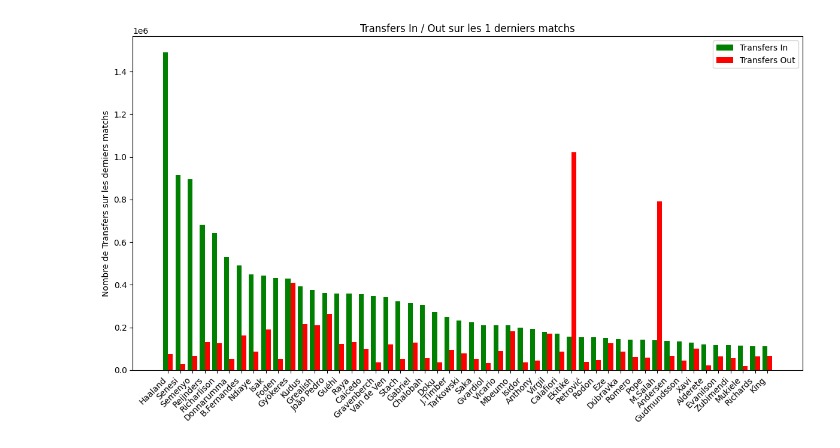
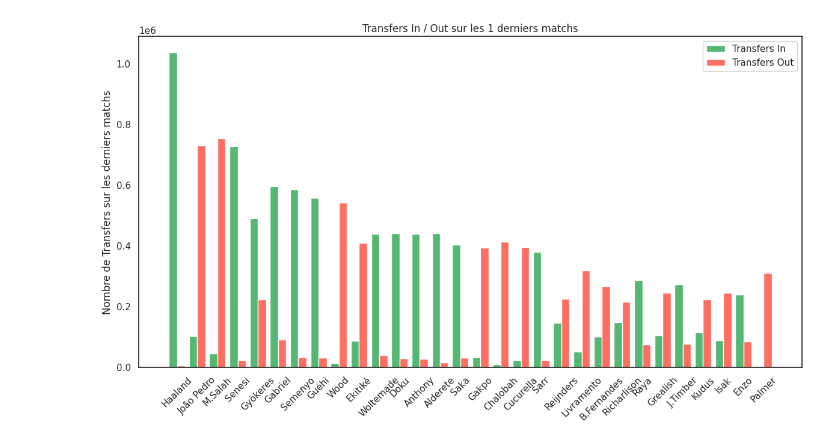
Before and after one commit to JeffBucker/PL-Project, a Jupyter notebook: sandbox.ipynb, the cells around one changed output. Drawn from its saved outputs; the diff is of its cells as text; code cells hidden in the pictures.

```diff
--- a/sandbox.ipynb
+++ b/sandbox.ipynb
@@ -2,11 +2,14 @@
 import fonctions
 import pandas as pd
 import matplotlib.pyplot as plt
+import seaborn as sns
+
+sns.set_theme(style="white")
 
 df_players = pd.read_parquet('df_players.parquet')
 df_players = df_players.reset_index()  # Indices alignés
 
-n_last_matches=1
+n_last_matches = 1
 # %%
 # Exemple : récupérer et visualiser les données sur les X derniers matchs
 df_transfers = fonctions.get_recent_transfers(df_players, n_last_matches)
@@ -16,21 +16,24 @@ df_transfers_sorted = df_transfers.sort_values(by=['transfers_in', 'transfers_ou
+# %%
+# Trier pour garder les plus gros mouvements
+df_transfers_sorted = df_transfers.sort_values(by='total_transfers', ascending=False).head(30)
 # %%
 # Graphique Barres côte à côte
 fig, ax = plt.subplots(figsize=(12, 7))
 
 bar_width = 0.4
 indices = range(len(df_transfers_sorted))
 
-ax.bar(indices, df_transfers_sorted['transfers_in'], width=bar_width, label='Transfers In', color='green')
-ax.bar([i + bar_width for i in indices], df_transfers_sorted['transfers_out'], width=bar_width, label='Transfers Out', color='red')
+ax.bar(indices, df_transfers_sorted['transfers_in'], width=bar_width, label='Transfers In', color= '#54B873')
+ax.bar([i + bar_width for i in indices], df_transfers_sorted['transfers_out'], width=bar_width, label='Transfers Out', color= '#FF6F61')
 
 ax.set_xticks([i + bar_width / 2 for i in indices])
-ax.set_xticklabels(df_transfers_sorted['web_name'], rotation=45, ha='right')
+ax.set_xticklabels(df_transfers_sorted['web_name'], rotation=45, ha='center')
 
 ax.set_ylabel('Nombre de Transfers sur les derniers matchs')
 ax.set_title(f'Transfers In / Out sur les {n_last_matches} derniers matchs')
 ax.legend()
 
 plt.tight_layout()
 plt.show()
 # %% [output]
-[figure, old version]
+[figure, new version]
```
Also changed, not shown: parts of 4 cells of this notebook, 8 other files.
